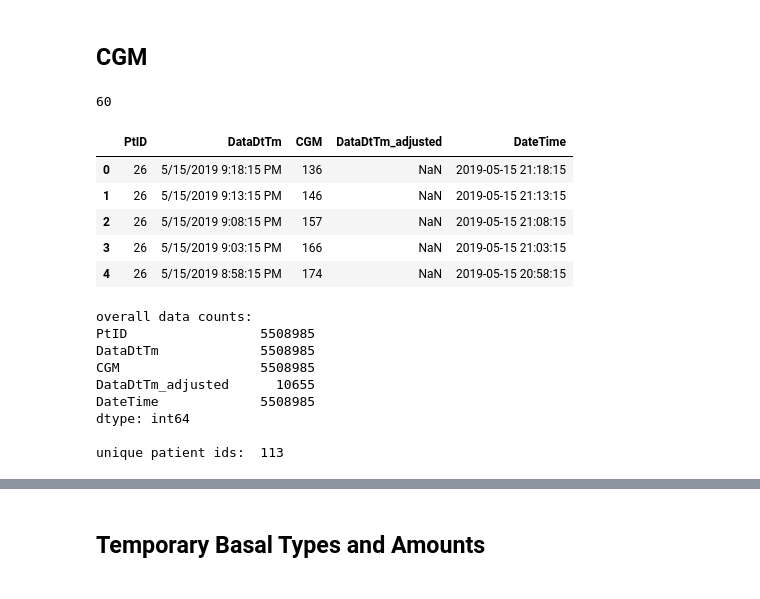
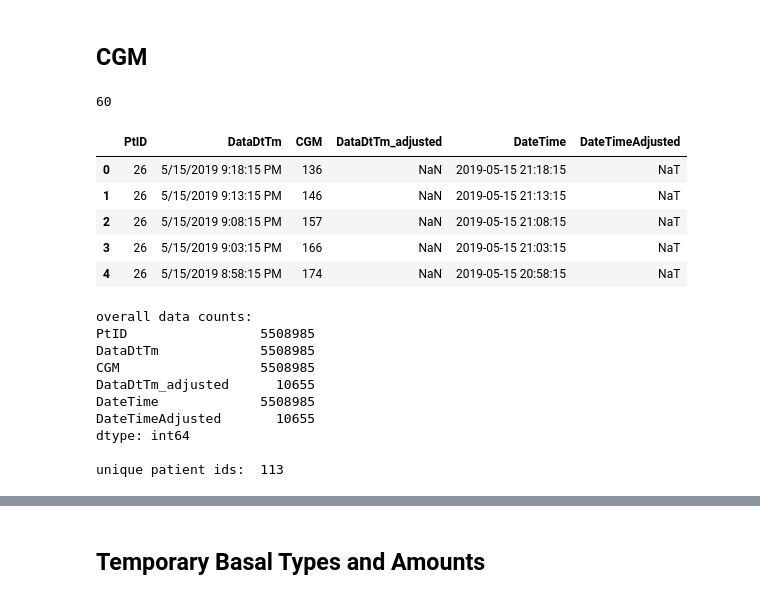
Before and after one commit to nudgebg/egvinsulin, a Jupyter notebook: notebooks/understand-flair-dataset/understand-flair-dataset.ipynb, the cells around one changed output, grey strips where cells are left out. Cells and saved outputs as stored; diff of their text form; code cells hidden in the pictures.

Commit message:
[20-understand-datasets] Investigate Adjusted DateTimes, Investigate Suspend impact on Boluses

```diff
--- a/notebooks/understand-flair-dataset/understand-flair-dataset.ipynb
+++ b/notebooks/understand-flair-dataset/understand-flair-dataset.ipynb
@@ -73,7 +73,7 @@ current_dir = os.getcwd();
 # %% [markdown]
 ## Load the data
 # %%
-def parse_flair_dates(df, date_column):
+def parse_flair_dates(series):
     """Parse date strings separately for those with/without time component, interpret those without as midnight (00AM)
         Args:
             df (pandas DataFrame): data frame holding data
@@ -84,36 +84,46 @@ def parse_flair_dates(df, date_column):
         """
     #
     b_only_date = (df[date_column].str.len() <= 10)
-    print(sum(b_only_date))
     df.loc[b_only_date, 'DateTime'] = pd.to_datetime(df.loc[b_only_date, date_column], format='%m/%d/%Y')
     df.loc[~b_only_date, 'DateTime'] = pd.to_datetime(df.loc[~b_only_date, date_column], format='%m/%d/%Y %I:%M:%S %p')
     return df
+
+def parse_flair_date_time_string(date_time_string):
+    #check if value is a pandas null value:
+    if pd.isnull(date_time_string):
+        return None
+    if len(date_time_string) <= 10:
+        return pd.to_datetime(date_time_string, format='%m/%d/%Y')
+    else:
+        return pd.to_datetime(date_time_string, format='%m/%d/%Y %I:%M:%S %p')
 # %% [markdown]
 ## CGM
 # %%
 path = os.path.join(current_dir, '..', '..', 'data/raw','FLAIRPublicDataSet','Data Tables', 'FLAIRDeviceCGM.txt')
 df_cgm = pd.read_csv(path, sep="|", low_memory=False, usecols=['PtID', 'DataDtTm', 'CGM', 'DataDtTm_adjusted'])
 df_cgm = parse_flair_dates(df_cgm,'DataDtTm')
+df_cgm['DateTimeAdjusted'] = df_cgm['DataDtTm_adjusted'].apply(parse_flair_date_time_string)
+
 display(df_cgm.head());
-
 print("overall data counts:")
 print(df_cgm.count(),"\n");
 
 print("unique patient ids: ", len(df_cgm.PtID.unique()))
 # %% [output]
 60
-|  | PtID | DataDtTm | CGM | DataDtTm_adjusted | DateTime |
-| 0 | 26 | 5/15/2019 9:18:15 PM | 136 | NaN | 2019-05-15 21:18:15 |
-| 1 | 26 | 5/15/2019 9:13:15 PM | 146 | NaN | 2019-05-15 21:13:15 |
-| 2 | 26 | 5/15/2019 9:08:15 PM | 157 | NaN | 2019-05-15 21:08:15 |
-| 3 | 26 | 5/15/2019 9:03:15 PM | 166 | NaN | 2019-05-15 21:03:15 |
-| 4 | 26 | 5/15/2019 8:58:15 PM | 174 | NaN | 2019-05-15 20:58:15 |
+|  | PtID | DataDtTm | CGM | DataDtTm_adjusted | DateTime | DateTimeAdjusted |
+| 0 | 26 | 5/15/2019 9:18:15 PM | 136 | NaN | 2019-05-15 21:18:15 | NaT |
+| 1 | 26 | 5/15/2019 9:13:15 PM | 146 | NaN | 2019-05-15 21:13:15 | NaT |
+| 2 | 26 | 5/15/2019 9:08:15 PM | 157 | NaN | 2019-05-15 21:08:15 | NaT |
+| 3 | 26 | 5/15/2019 9:03:15 PM | 166 | NaN | 2019-05-15 21:03:15 | NaT |
+| 4 | 26 | 5/15/2019 8:58:15 PM | 174 | NaN | 2019-05-15 20:58:15 | NaT |
 overall data counts:
 PtID                 5508985
 DataDtTm             5508985
 CGM                  5508985
 DataDtTm_adjusted      10655
 DateTime             5508985
+DateTimeAdjusted       10655
 dtype: int64
 
 unique patient ids:  113
```
Also changed, not shown: parts of 26 cells of this notebook.
